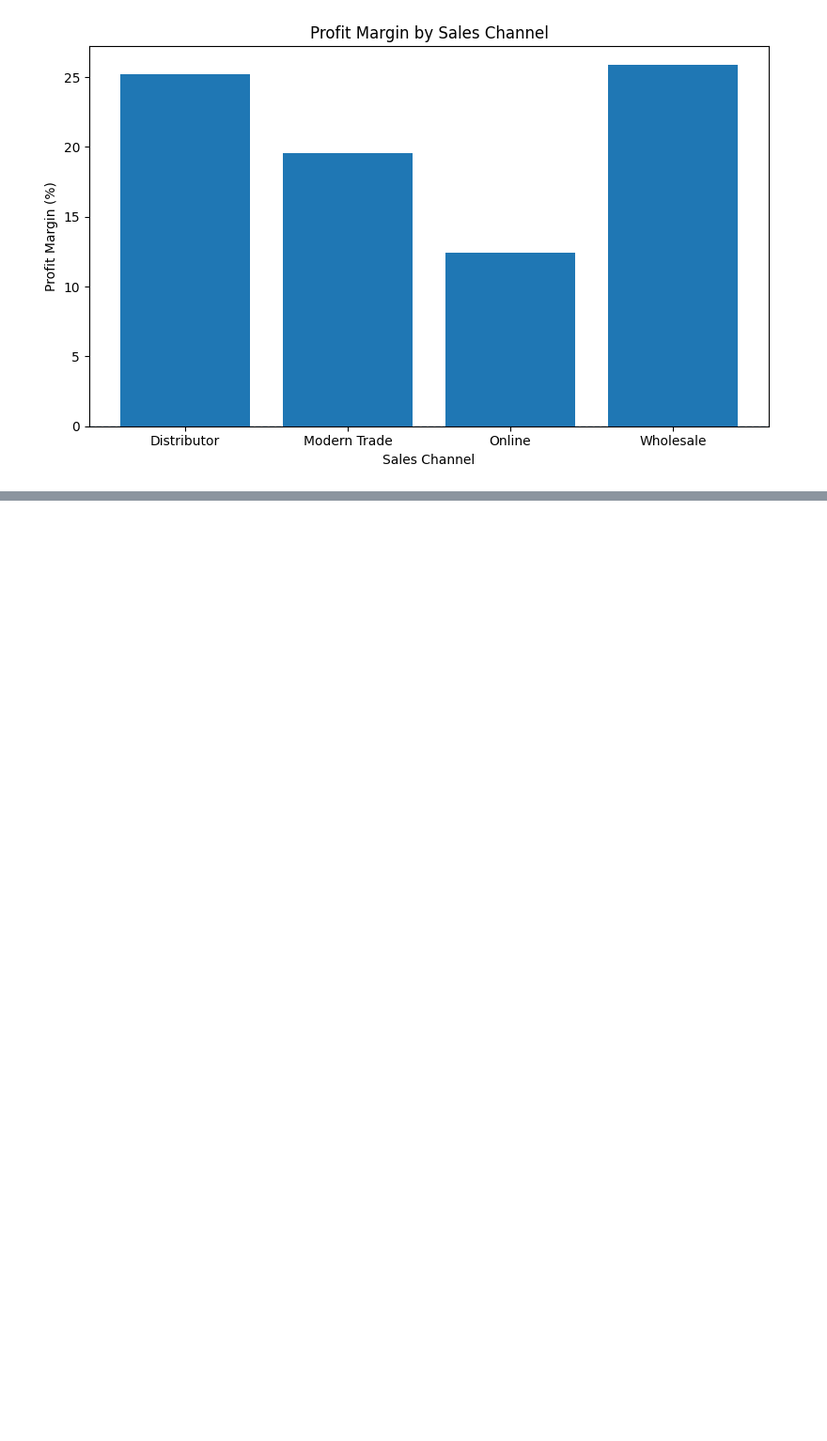
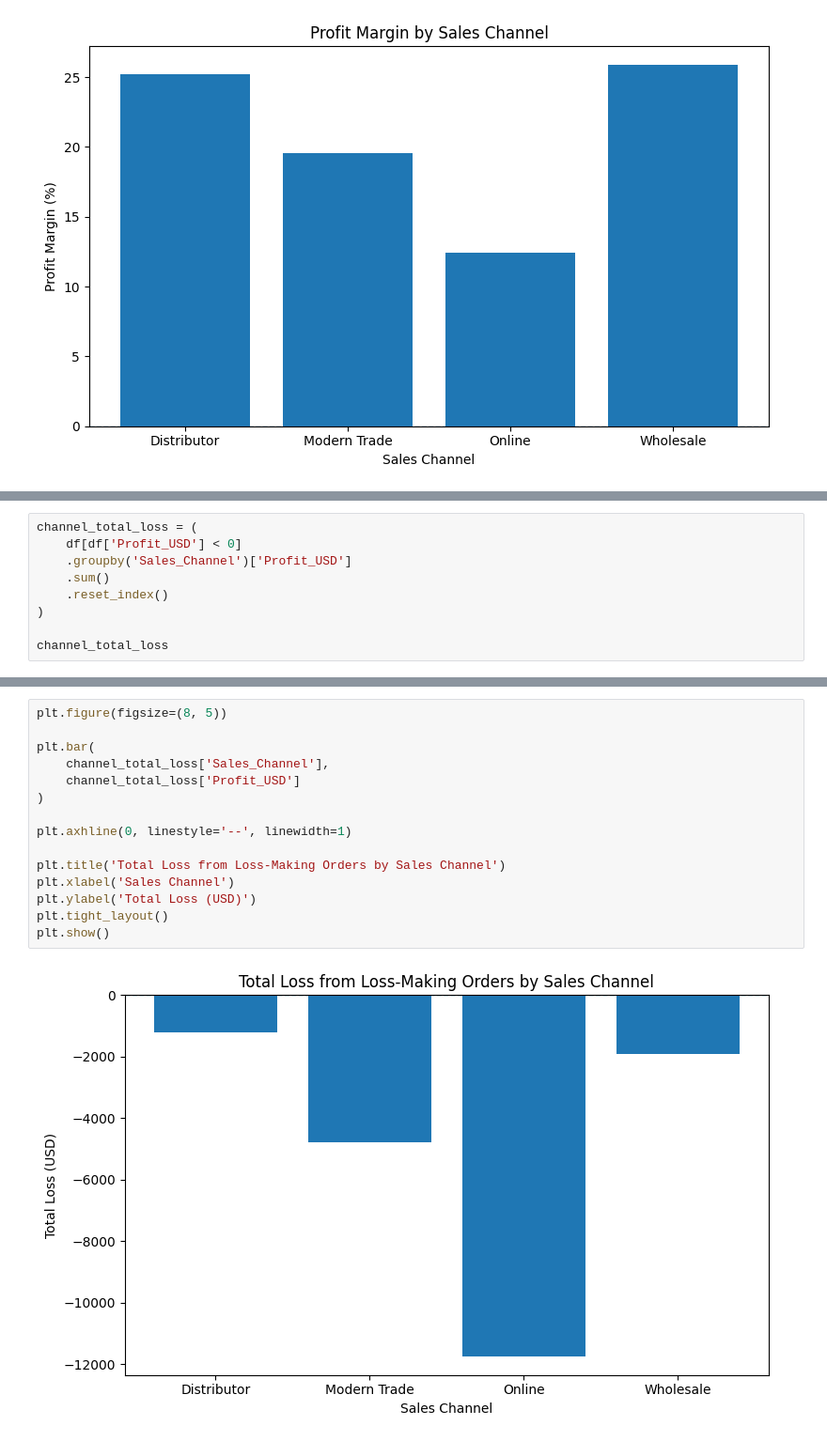
Before and after one commit to Alive-Peterson/myprojects, a Jupyter notebook: data_analytics/financial_performance_and_profitability/notebooks/FMCG_Sales_Profitability_Analysis.ipynb, the cells around one changed output, grey strips where cells are left out. Shown at 94% size. Cells and saved outputs as stored; diff of their text form; blank space fills up the shorter version.

```diff
--- a/data_analytics/financial_performance_and_profitability/notebooks/FMCG_Sales_Profitability_Analysis.ipynb
+++ b/data_analytics/financial_performance_and_profitability/notebooks/FMCG_Sales_Profitability_Analysis.ipynb
@@ -343,0 +495,9 @@ plt.show()
+# %%
+channel_total_loss = (
+    df[df['Profit_USD'] < 0]
+    .groupby('Sales_Channel')['Profit_USD']
+    .sum()
+    .reset_index()
+)
+
+channel_total_loss
@@ -343,0 +510,17 @@ plt.show()
+# %%
+plt.figure(figsize=(8, 5))
+
+plt.bar(
+    channel_total_loss['Sales_Channel'],
+    channel_total_loss['Profit_USD']
+)
+
+plt.axhline(0, linestyle='--', linewidth=1)
+
+plt.title('Total Loss from Loss-Making Orders by Sales Channel')
+plt.xlabel('Sales Channel')
+plt.ylabel('Total Loss (USD)')
+plt.tight_layout()
+plt.show()
+# %% [output]
+[figure, added]
```
Also changed, not shown: parts of 21 cells of this notebook.
